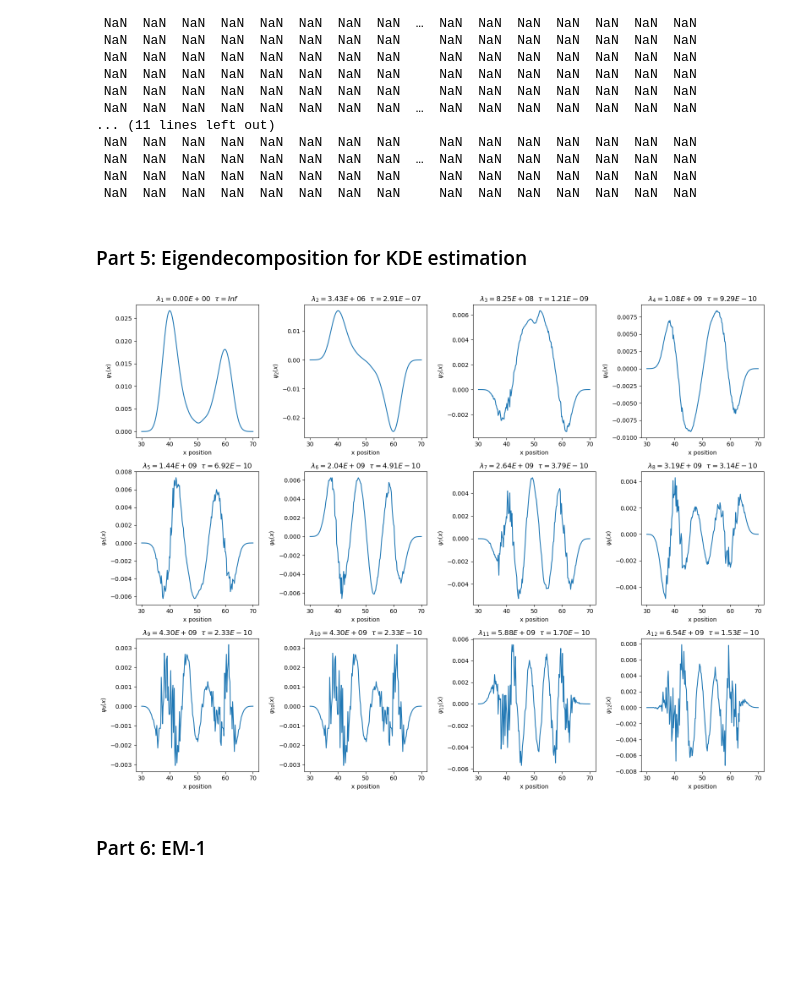
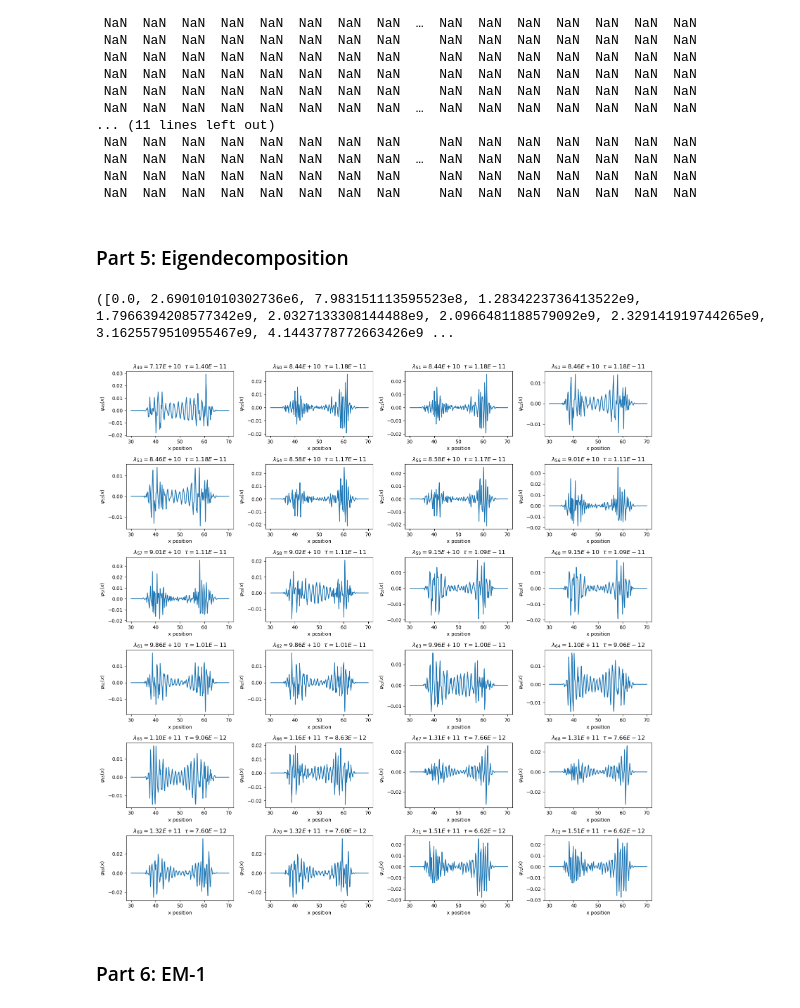
Before and after one commit to yizaochen/Alphabeta, a Jupyter notebook: notebooks/em_doublewell_debug.ipynb, the cells around one changed output. Drawn from its saved outputs; the diff is of its cells as text; code cells hidden in the pictures; blank space fills up the shorter version.

```diff
--- a/notebooks/em_doublewell_debug.ipynb
+++ b/notebooks/em_doublewell_debug.ipynb
@@ -200,23 +194,27 @@ exp_ab_mat = backward_v0(Lambdas, dt, Nv, beta_mat, btemp, tau, y_record, alpha_
 peq_new = diag(Qx * exp_ab_mat * Qx')
 peq_new_normalize = peq_new ./ sum(w0 .* peq_new);
 # %% [markdown]
-### Part 5: Eigendecomposition for KDE estimation
+### Part 5: Eigendecomposition
+# %%
+Lambdas, Qx, rho = fem_solve_eigen_by_pref(Nh, Np, xratio, xavg, peq, D, Nv);
+# %% [output]
+([0.0, 2.690101010302736e6, 7.983151113595523e8, 1.2834223736413522e9, 1.7966394208577342e9, 2.0327133308144488e9, 2.0966481188579092e9, 2.329141919744265e9, 3.1625579510955467e9, 4.1443778772663426e9 ...
 # %%
-fig, axes = plt.subplots(nrows=3, ncols=4, figsize=(16,12))
+fig, axes = plt.subplots(nrows=6, ncols=4, figsize=(16,16))
 
-idx_eigvector = 1
-for row_id=1:3
+idx_eigvector = 49
+for row_id=1:6
     for col_id = 1:4
         ax = axes[row_id, col_id]
-        plot_x_Qx_lambda(ax, idx_eigvector, LQ, Qx, xref)
+        plot_x_Qx_lambda(ax, idx_eigvector, Lambdas, Qx, xref)
         idx_eigvector += 1
     end
 end
 plt.tight_layout()
-#plt.savefig("eigv_1_12.png", dpi=150)
+#plt.savefig("eigv_49_72.png", dpi=150)
 plt.show()
 # %% [output]
-[figure, old version]
+[figure, new version]
 # %% [markdown]
 ### Part 6: EM-1
 # %%
```
Also changed, not shown: parts of 2 cells of this notebook.
